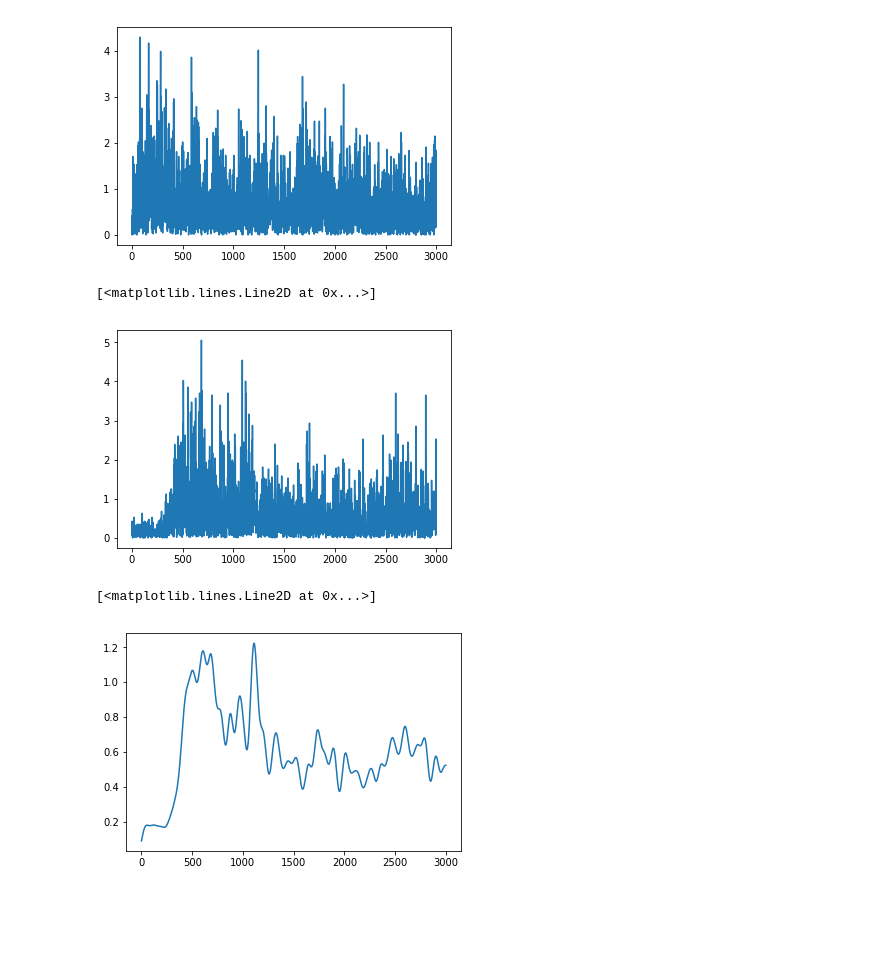
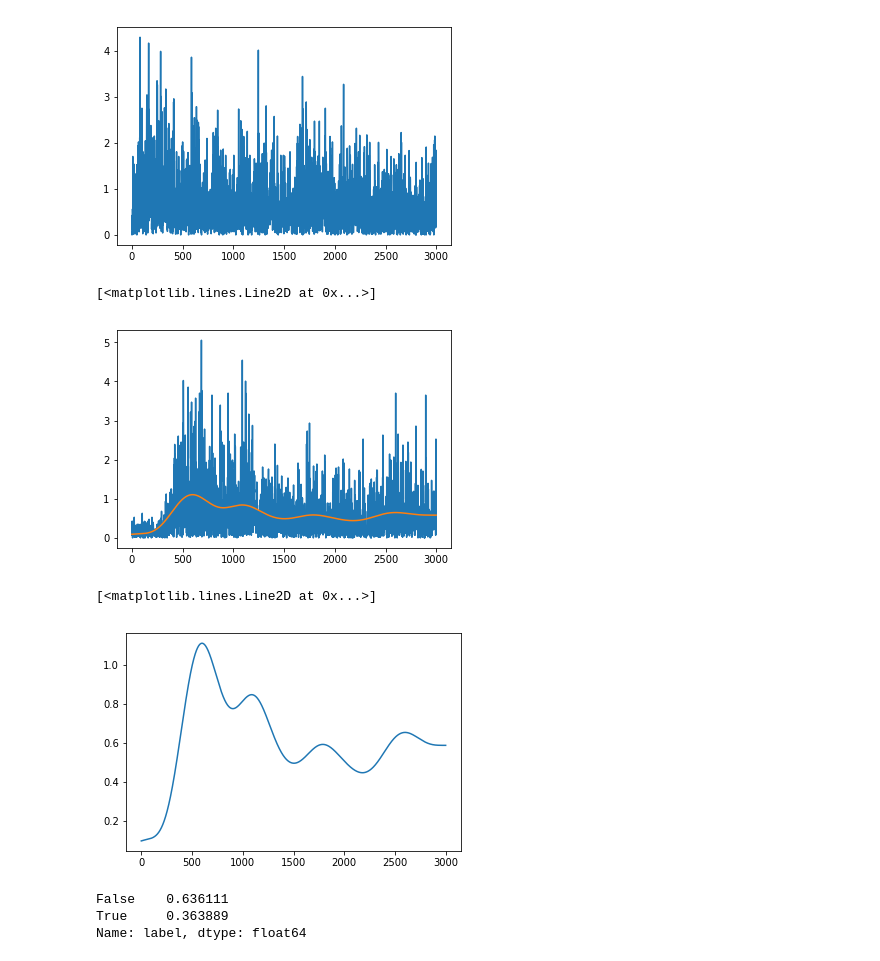
Before and after one commit to hkcornwell/sEMG-signal-classification, a Jupyter notebook: EMG Data Exploration (NZ).ipynb, the cells around one changed output. Drawn from its saved outputs; the diff is of its cells as text; code cells hidden in the pictures; blank space fills up the shorter version.

```diff
--- a/EMG Data Exploration (NZ).ipynb
+++ b/EMG Data Exploration (NZ).ipynb
@@ -139,7 +123,8 @@ def abs_val_filter(data):
 
 def butterworth_low_pass_filter(data,
                                 frequency=500,
-                                lp_filter=5):
+                                lp_filter=5,
+                                order=4):
     """
     Create a low pass filter to eliminate noise and smooth EMG data
 
@@ -152,7 +137,7 @@ def butterworth_low_pass_filter(data,
     lp_filter = lp_filter/(frequency/2)
 
     # Create a lowpass butterworth signal
-    B, A = scipy.signal.butter(4,
+    B, A = scipy.signal.butter(order,
                                lp_filter,
                                btype='lowpass')
 
@@ -164,18 +149,21 @@ def butterworth_low_pass_filter(data,
 # %%
 df_features = dataset.iloc[:,:3000].copy()
 df_labels = dataset.iloc[:, 3001]
 
 df_features = abs_val_filter(df_features)
-smoothed_emg_df = butterworth_low_pass_filter(df_features.to_numpy())
+smoothed_emg_df = butterworth_low_pass_filter(df_features.to_numpy(),
+                                             frequency=5000,
+                                             lp_filter=10)
 plt.plot(df_features.to_numpy()[0])
+plt.plot(smoothed_emg_df[0])
 # %% [output]
 [<matplotlib.lines.Line2D at 0x...>]
-[figure, old version]
+[figure, new version]
 # %%
 plt.plot(smoothed_emg_df[0])
 # %% [output]
 [<matplotlib.lines.Line2D at 0x...>]
-[figure, old version]
+[figure, new version]
 # %%
 """ Split EMG dataset into training and testing
 """
@@ -184,6 +172,22 @@ X_train, X_test, y_train, y_test = train_test_split(smoothed_emg_df,
                                                     df_labels,
                                                     test_size=0.2,
                                                     random_state=3)
+# %%
+""" SVM Classification Results
+"""
+
+clf = make_pipeline(StandardScaler(),
+                    SVC(gamma='auto',
+                        degree=2))
+clf.fit(X_train, y_train)
+
+svm_labels = clf.predict(X_test)
+
+(svm_labels == y_test).value_counts()/len(X_test)
+# %% [output]
+False    0.636111
+True     0.363889
+Name: label, dtype: float64
 # %%
 """ KMeans unsupervised learning
 """
```
Also changed, not shown: parts of 4 cells of this notebook.
